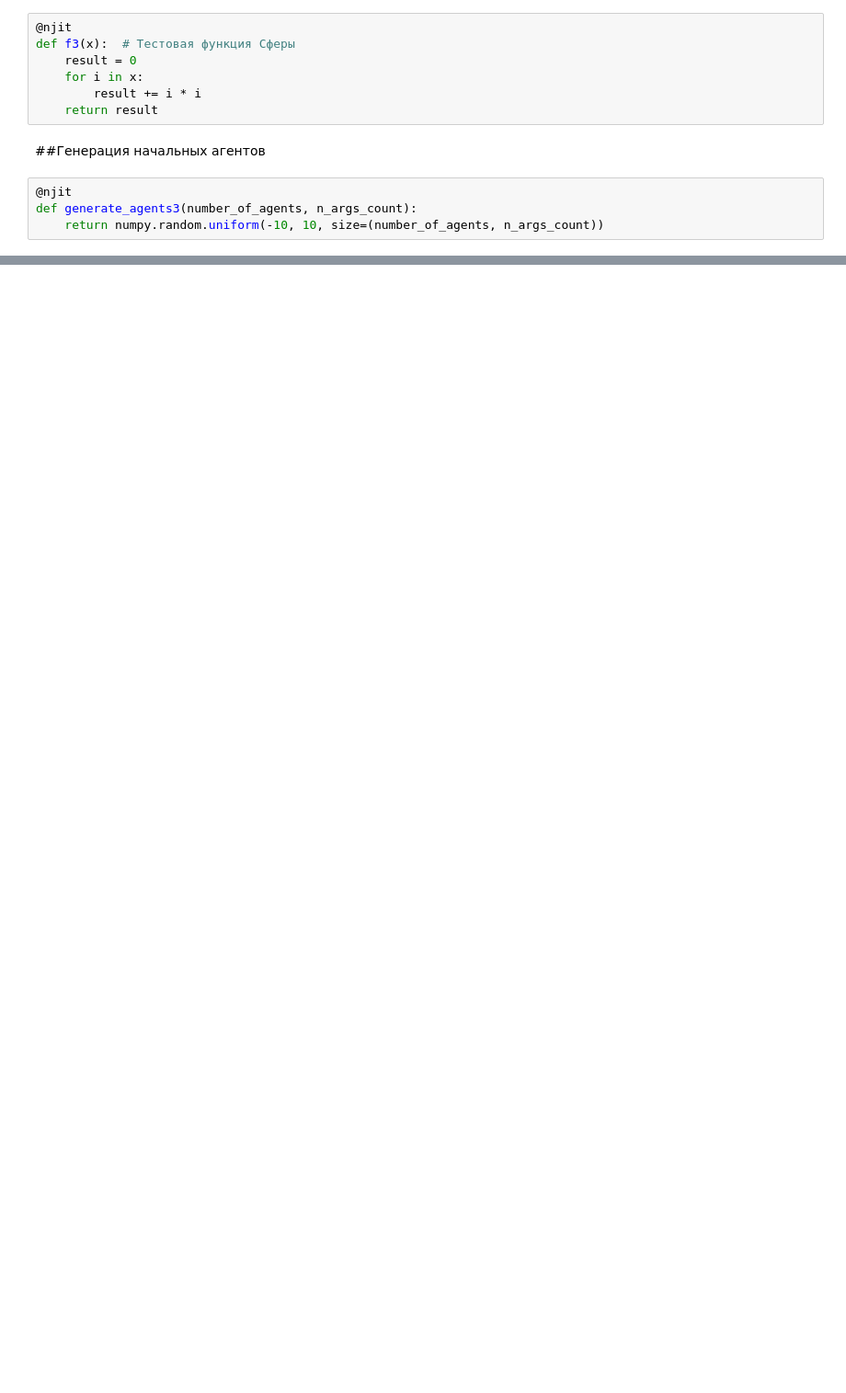
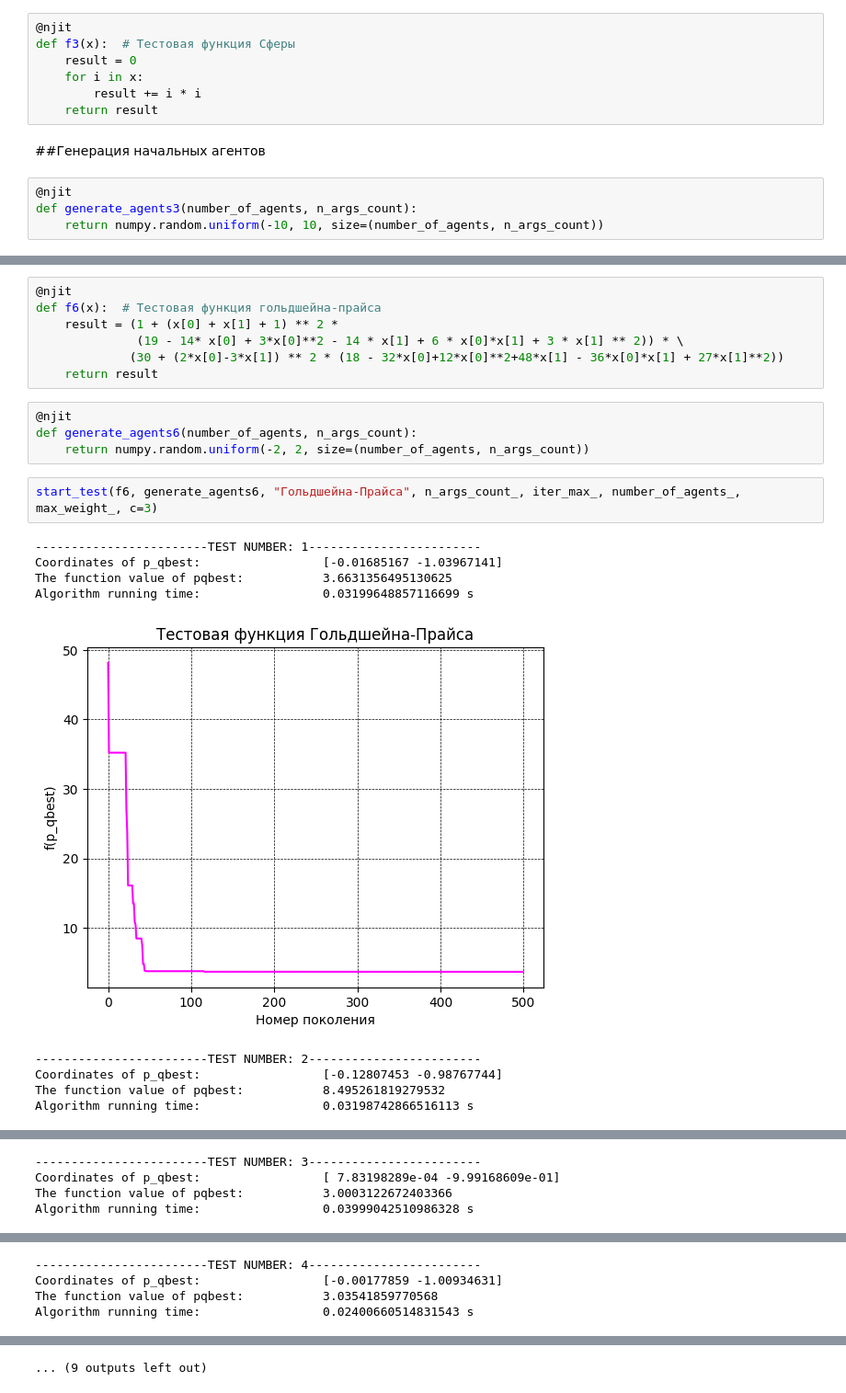
Before and after one commit to ermii42/ETFSS, a Jupyter notebook: Jupiter/main_project.ipynb, the cells around one changed output, grey strips where cells are left out. Shown at 92% size. Cells and saved outputs as stored; diff of their text form; blank space fills up the shorter version.

```diff
--- a/Jupiter/main_project.ipynb
+++ b/Jupiter/main_project.ipynb
@@ -313,0 +416,23 @@ Algorithm running time:                 0.0240018367767334 s
+# %%
+@njit
+def f6(x):  # Тестовая функция гольдшейна-прайса
+    result = (1 + (x[0] + x[1] + 1) ** 2 *
+              (19 - 14* x[0] + 3*x[0]**2 - 14 * x[1] + 6 * x[0]*x[1] + 3 * x[1] ** 2)) * \
+             (30 + (2*x[0]-3*x[1]) ** 2 * (18 - 32*x[0]+12*x[0]**2+48*x[1] - 36*x[0]*x[1] + 27*x[1]**2))
+    return result
+# %%
+@njit
+def generate_agents6(number_of_agents, n_args_count):
+    return numpy.random.uniform(-2, 2, size=(number_of_agents, n_args_count))
+# %%
+start_test(f6, generate_agents6, "Гольдшейна-Прайса", n_args_count_, iter_max_, number_of_agents_, max_weight_, c=3)
+# %% [output]
+------------------------TEST NUMBER: 1------------------------
+Coordinates of p_qbest:                 [-0.01685167 -1.03967141]
+The function value of pqbest:           3.6631356495130625
+Algorithm running time:                 0.03199648857116699 s
+[figure, added]
+------------------------TEST NUMBER: 2------------------------
+Coordinates of p_qbest:                 [-0.12807453 -0.98767744]
+The function value of pqbest:           8.495261819279532
+Algorithm running time:                 0.03198742866516113 s
@@ -313,0 +440,4 @@ Algorithm running time:                 0.0240018367767334 s
+------------------------TEST NUMBER: 3------------------------
+Coordinates of p_qbest:                 [ 7.83198289e-04 -9.99168609e-01]
+The function value of pqbest:           3.0003122672403366
+Algorithm running time:                 0.03999042510986328 s
@@ -313,0 +445,4 @@ Algorithm running time:                 0.0240018367767334 s
+------------------------TEST NUMBER: 4------------------------
+Coordinates of p_qbest:                 [-0.00177859 -1.00934631]
+The function value of pqbest:           3.03541859770568
+Algorithm running time:                 0.02400660514831543 s
@@ -313,0 +460 @@ Algorithm running time:                 0.0240018367767334 s
+... (9 outputs left out)
```
Also changed, not shown: parts of 20 cells of this notebook.
